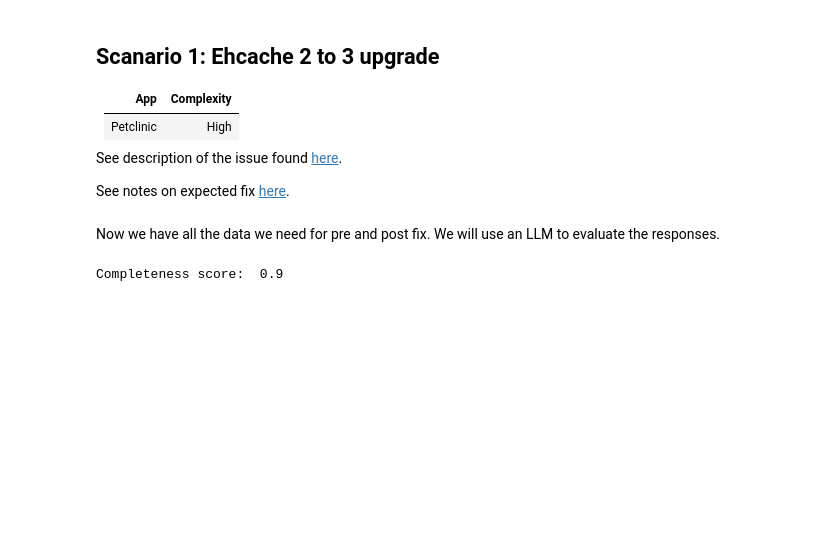
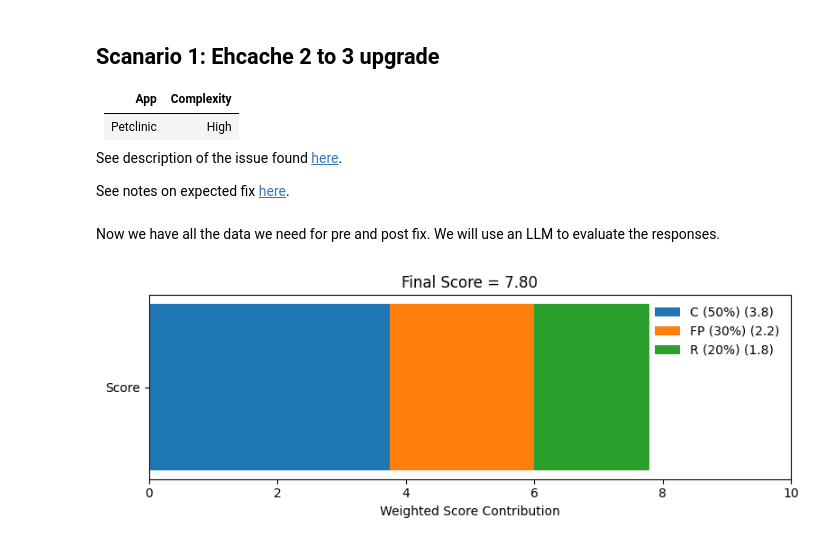
Before and after one commit to pranavgaikwad/kai-eval, a Jupyter notebook: notebooks/evaluation.ipynb, the cells around one changed output. Drawn from its saved outputs; the diff is of its cells as text; code cells hidden in the pictures; blank space fills up the shorter version.

Commit message:
finish up all metrics
Signed-off-by: Pranav Gaikwad <pgaikwad@redhat.com>

```diff
--- a/notebooks/evaluation.ipynb
+++ b/notebooks/evaluation.ipynb
@@ -504,32 +810,43 @@ See notes on expected fix [here](../apps/petclinic/test_cases/ehcache-2-to-3/not
 # %%
 # run tools -> apply diff -> run tools
 
-tc_1_name = "ehcache-2-to-3"
+tc_1_path = Path("../apps/petclinic/test_cases/ehcache-2-to-3/tc.yaml").absolute()
 tc_1_app_path = Path("../apps/petclinic/app.yaml").absolute()
-tc_1_path = Path("../apps/petclinic/test_cases/ehcache-2-to-3/tc.yaml").absolute()
 tc_1_selectors = parse_from_tc(tc_1_path, "testSelectors")
 tc_1_targets = parse_from_tc(tc_1_app_path, "targets")
 tc_1_repo_path = clone_app(tc_1_app_path)
-run_mvn(tc_1_name, tc_1_repo_path, "before")
-run_mvn_test(tc_1_name, tc_1_repo_path, tc_1_selectors, "before")
-run_kantra(tc_1_name, tc_1_repo_path, tc_1_targets, "before")
+run_mvn(tc_1_path, tc_1_app_path, tc_1_repo_path, "before")
+run_mvn_test(tc_1_path, tc_1_app_path, tc_1_repo_path, tc_1_selectors, "before")
+run_kantra(tc_1_path, tc_1_app_path, tc_1_repo_path, tc_1_targets, "before")
 
 tc_1_agent_diff = Path("test-data/diffs/ehcache-2-to-3/gpt_4o_agent.diff").absolute()
 tc_1_non_agent_diff = Path("test-data/diffs/ehcache-2-to-3/gpt_4o_non_agent.diff").absolute()
 apply_diff(tc_1_agent_diff, tc_1_repo_path)
-run_mvn(tc_1_name, tc_1_repo_path, "after")
-run_mvn_test(tc_1_name, tc_1_repo_path, tc_1_selectors, "after")
-run_kantra(tc_1_name, tc_1_repo_path, tc_1_targets, "after")
+run_mvn(tc_1_path, tc_1_app_path, tc_1_repo_path, "after")
+run_mvn_test(tc_1_path, tc_1_app_path, tc_1_repo_path, tc_1_selectors, "after")
+run_kantra(tc_1_path, tc_1_app_path, tc_1_repo_path, tc_1_targets, "after")
 git_reset(tc_1_repo_path)
 # %% [markdown]
 Now we have all the data we need for pre and post fix. We will use an LLM to evaluate the responses.
 # %%
-## Evaluating for completeness metric
 tc_1_notes = (tc_1_path.parent / "notes.md").read_text()
 tc_1_issue = parse_from_tc(tc_1_path, "description")
-print("Completeness score: ",
-    run_completeness_agent(tc_1_issue, tc_1_notes,
-    "Spring Framework 5", "Spring Framework 6",
-    tc_1_app_path.parent, tc_1_repo_path, tc_1_path, tc_1_agent_diff))
+
+eval_input = EvaluationInput(
+        source_tech="Spring Framework 5",
+        target_tech="Spring Framework 6",
+        issue=tc_1_issue,
+        issue_notes=tc_1_notes,
+        app_path=tc_1_app_path,
+        repo_path=tc_1_repo_path,
+        diff_path=tc_1_agent_diff,
+        tc_path=tc_1_path
+    )
+results = run_evaluation(eval_input)
+print("Completeness score: ", results["completeness"])
+print("Functional parity score: ", results["function_parity"])
+print("Residual effort score: ", results["residual_effort"])
-# %% [output]
-Completeness score:  0.9
+# %%
+plot_score(results["completeness"], results["function_parity"], results["residual_effort"])
+# %% [output]
+[figure, added]
```
Also changed, not shown: parts of 6 cells of this notebook, 6 other files.
